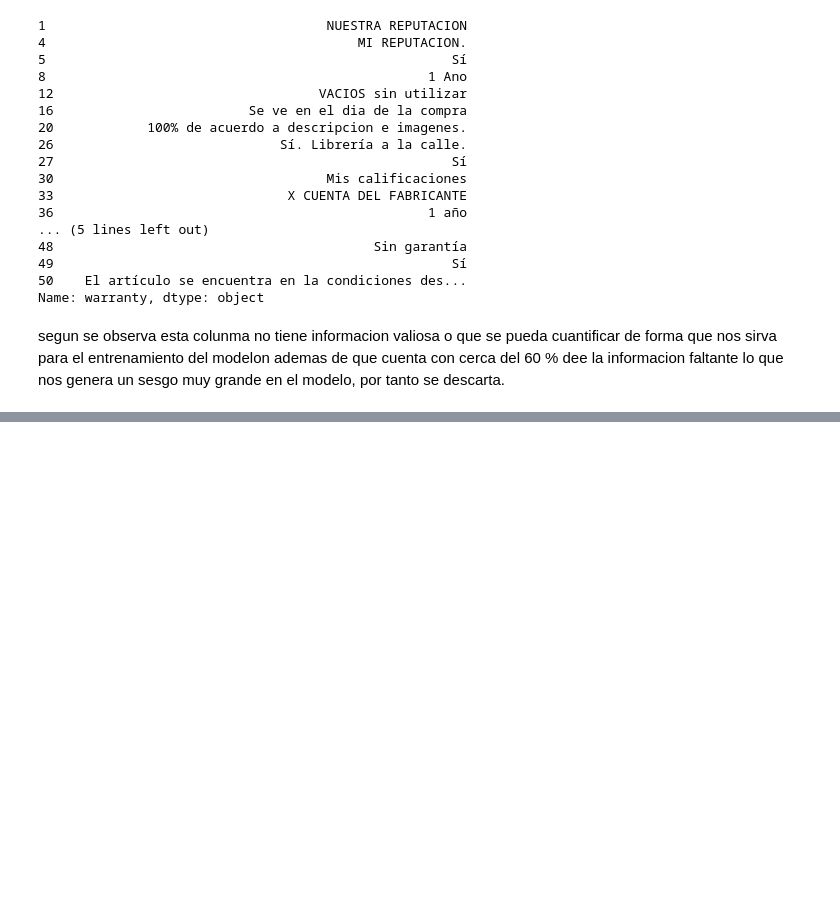
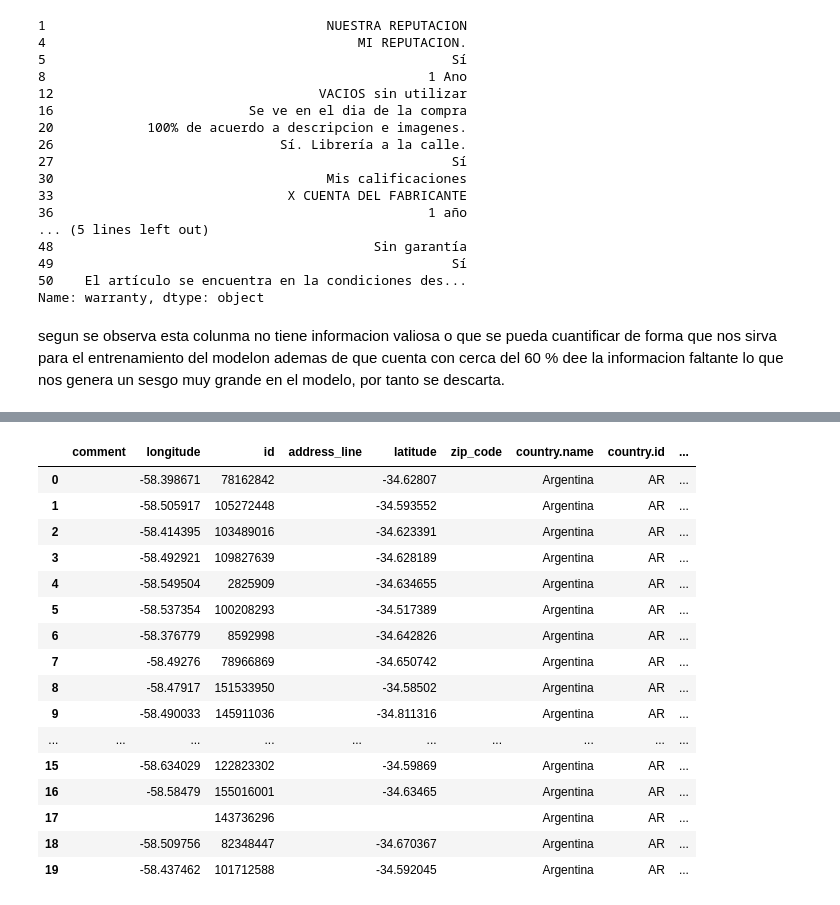
Before and after one commit to NicolasCuaran/ML_E-COMMERCE, a Jupyter notebook: Notebooks/01_EDA.ipynb, the cells around one changed output, grey strips where cells are left out. Drawn from its saved outputs; the diff is of its cells as text; code cells hidden in the pictures; blank space fills up the shorter version.

```diff
--- a/Notebooks/01_EDA.ipynb
+++ b/Notebooks/01_EDA.ipynb
@@ -155,3 +157,21 @@ df.warranty.dropna().head(20)
 Name: warranty, dtype: object
 # %% [markdown]
 segun se observa esta colunma no tiene informacion valiosa o que se pueda cuantificar de forma que nos sirva para el entrenamiento del modelon ademas de que cuenta con cerca del 60 % dee la informacion faltante lo que nos genera un sesgo muy grande en el modelo, por tanto se descarta.
+# %%
+def estandarizar_garantia(texto):
+    """
+    Función para estandarizar las respuestas sobre la garantía a 'Sí' o 'No'.
+
+    Args:
+        texto (str): El texto de la respuesta sobre la garantía.
+
+    Returns:
+        str: 'Sí' o 'No'.
+    """
+    texto = str(texto).lower()
+    if "sí" in texto or "ano" in texto or "mes" in texto or "garantia" in texto or "reputacion" in texto:
+        return "Sí"
+    elif "sin garantía" in texto or "no garantía" in texto:
+        return "No"
+    else:
+        return "No"
@@ -157,0 +256,22 @@ segun se observa esta colunma no tiene informacion valiosa o que se pueda cuanti
+# %%
+seller_address = df['seller_address']
+df_seller_address = pd.json_normalize(seller_address)
+df_seller_address.head(20)
+# %% [output]
+|  | comment | longitude | id | address_line | latitude | zip_code | country.name | country.id | ... |
+| 0 |  | -58.398671 | 78162842 |  | -34.62807 |  | Argentina | AR | ... |
+| 1 |  | -58.505917 | 105272448 |  | -34.593552 |  | Argentina | AR | ... |
+| 2 |  | -58.414395 | 103489016 |  | -34.623391 |  | Argentina | AR | ... |
+| 3 |  | -58.492921 | 109827639 |  | -34.628189 |  | Argentina | AR | ... |
+| 4 |  | -58.549504 | 2825909 |  | -34.634655 |  | Argentina | AR | ... |
+| 5 |  | -58.537354 | 100208293 |  | -34.517389 |  | Argentina | AR | ... |
+| 6 |  | -58.376779 | 8592998 |  | -34.642826 |  | Argentina | AR | ... |
+| 7 |  | -58.49276 | 78966869 |  | -34.650742 |  | Argentina | AR | ... |
+| 8 |  | -58.47917 | 151533950 |  | -34.58502 |  | Argentina | AR | ... |
+| 9 |  | -58.490033 | 145911036 |  | -34.811316 |  | Argentina | AR | ... |
+| ... | ... | ... | ... | ... | ... | ... | ... | ... | ... |
+| 15 |  | -58.634029 | 122823302 |  | -34.59869 |  | Argentina | AR | ... |
+| 16 |  | -58.58479 | 155016001 |  | -34.63465 |  | Argentina | AR | ... |
+| 17 |  |  | 143736296 |  |  |  | Argentina | AR | ... |
+| 18 |  | -58.509756 | 82348447 |  | -34.670367 |  | Argentina | AR | ... |
+| 19 |  | -58.437462 | 101712588 |  | -34.592045 |  | Argentina | AR | ... |
```
Also changed, not shown: parts of 18 cells of this notebook, 1 other file.
